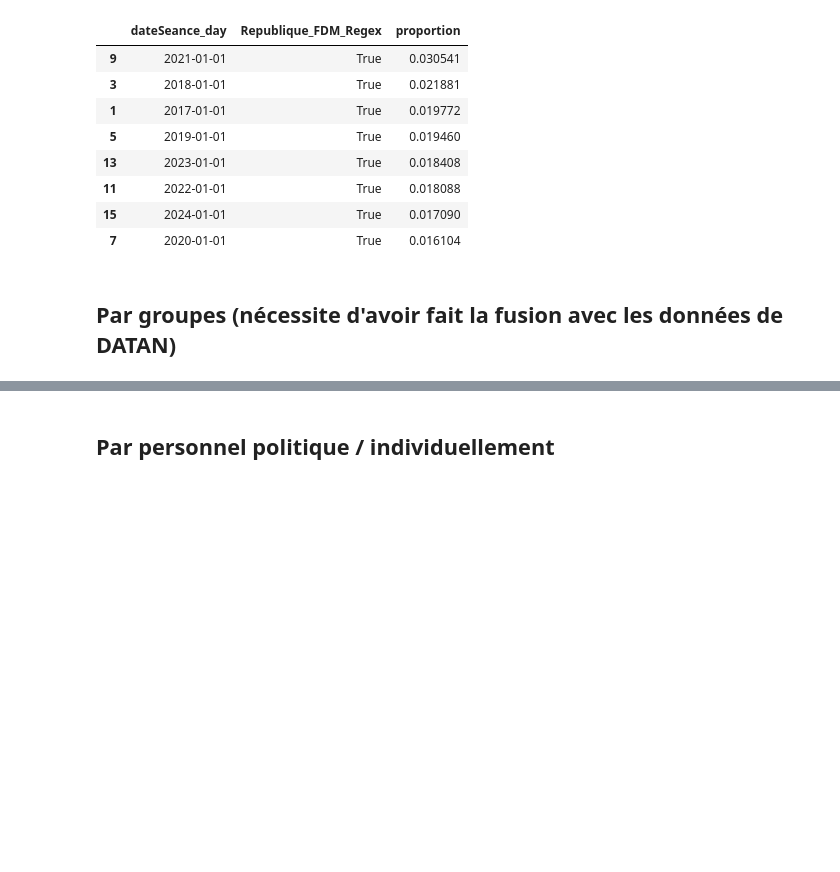
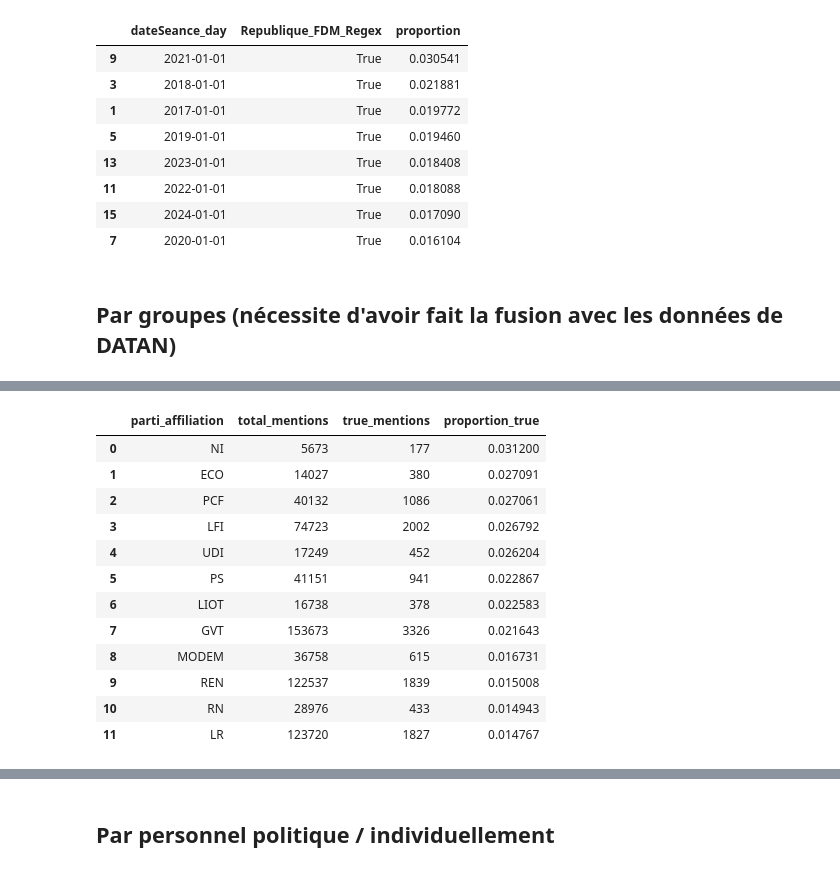
Before and after one commit to Matthias-Levalet/republique-cest-quoi, a Jupyter notebook: exploration/4- Analysis %.ipynb, the cells around one changed output, grey strips where cells are left out. Drawn from its saved outputs; the diff is of its cells as text; code cells hidden in the pictures; blank space fills up the shorter version.

```diff
--- a/exploration/4- Analysis %.ipynb
+++ b/exploration/4- Analysis %.ipynb
@@ -483,0 +504,32 @@ fig_yearly.show()
+# %%
+# Compter le nombre de fois où chaque orateur dit "République"
+counts = (
+    df.groupby("parti_affiliation")["repu_match_valide"]
+    .agg(total_mentions="count", true_mentions=lambda x: (x == True).sum())
+    .reset_index()
+)
+
+# Calcul de la proportion
+counts["proportion_true"] = counts["true_mentions"] / counts["total_mentions"]
+
+# Filtrer les orateurs avec au moins 10 mentions True
+filtered = counts[counts["true_mentions"] >= 150]
+
+# Trier par proportion décroissante et garder les 40 premiers
+df_toppartis = filtered.sort_values("proportion_true", ascending=False).head(40).reset_index(drop=True)
+
+df_toppartis
+# %% [output]
+|  | parti_affiliation | total_mentions | true_mentions | proportion_true |
+| 0 | NI | 5673 | 177 | 0.031200 |
+| 1 | ECO | 14027 | 380 | 0.027091 |
+| 2 | PCF | 40132 | 1086 | 0.027061 |
+| 3 | LFI | 74723 | 2002 | 0.026792 |
+| 4 | UDI | 17249 | 452 | 0.026204 |
+| 5 | PS | 41151 | 941 | 0.022867 |
+| 6 | LIOT | 16738 | 378 | 0.022583 |
+| 7 | GVT | 153673 | 3326 | 0.021643 |
+| 8 | MODEM | 36758 | 615 | 0.016731 |
+| 9 | REN | 122537 | 1839 | 0.015008 |
+| 10 | RN | 28976 | 433 | 0.014943 |
+| 11 | LR | 123720 | 1827 | 0.014767 |
```
Also changed, not shown: parts of 13 cells of this notebook, 3 other files.
